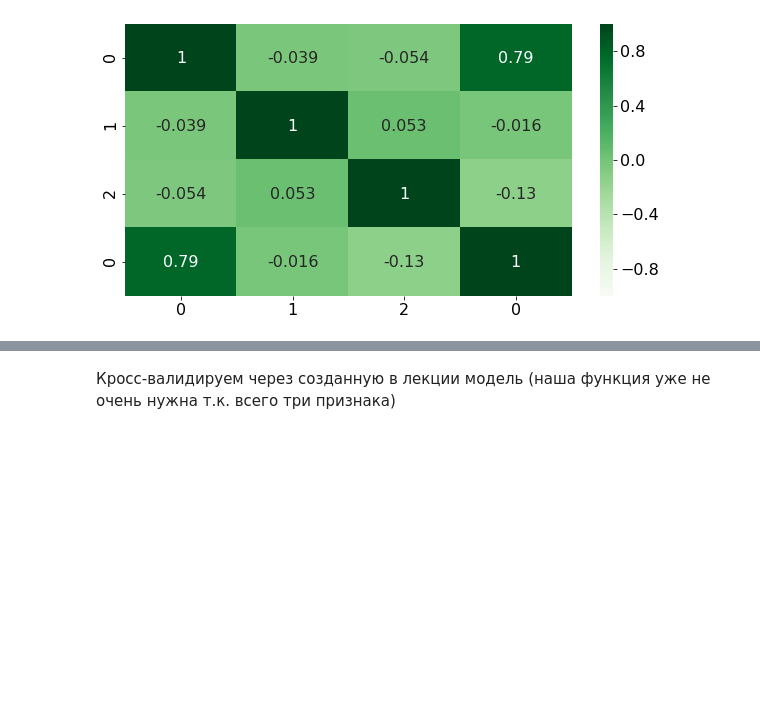
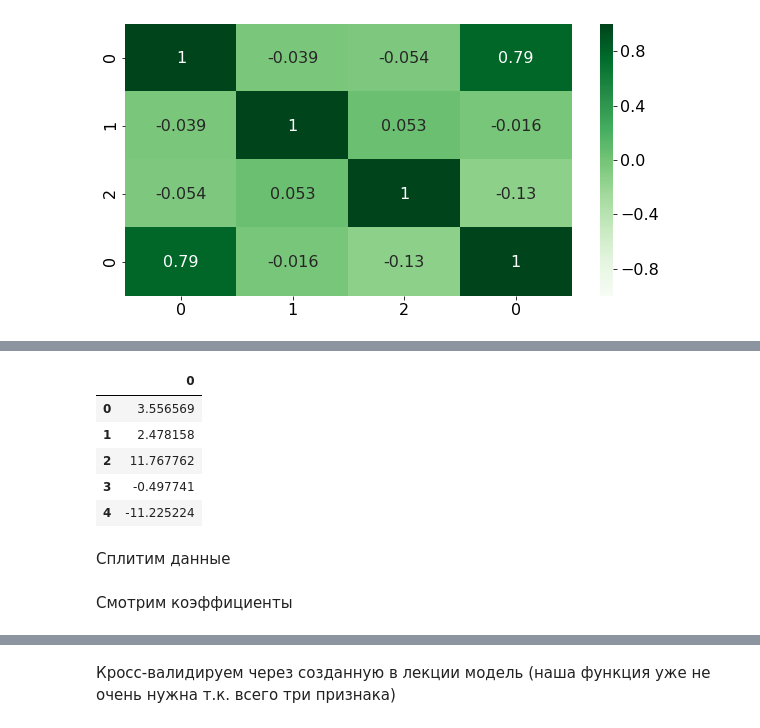
Before and after one commit to KirianGray/ml_course_4_overfitting_regularization, a Jupyter notebook: overfitting_regularization_1.ipynb, the cells around one changed output, grey strips where cells are left out. Drawn from its saved outputs; the diff is of its cells as text; code cells hidden in the pictures; blank space fills up the shorter version.

```diff
--- a/overfitting_regularization_1.ipynb
+++ b/overfitting_regularization_1.ipynb
@@ -879,0 +915,11 @@ warnings.filterwarnings("default")
+# %%
+pd.DataFrame(y_hw).head()
+# %% [output]
+|  | 0 |
+| 0 | 3.556569 |
+| 1 | 2.478158 |
+| 2 | 11.767762 |
+| 3 | -0.497741 |
+| 4 | -11.225224 |
+# %% [markdown]
+Сплитим данные
@@ -879,0 +928,2 @@ warnings.filterwarnings("default")
+# %% [markdown]
+Смотрим коэффициенты
```
Also changed, not shown: parts of 9 cells of this notebook.
